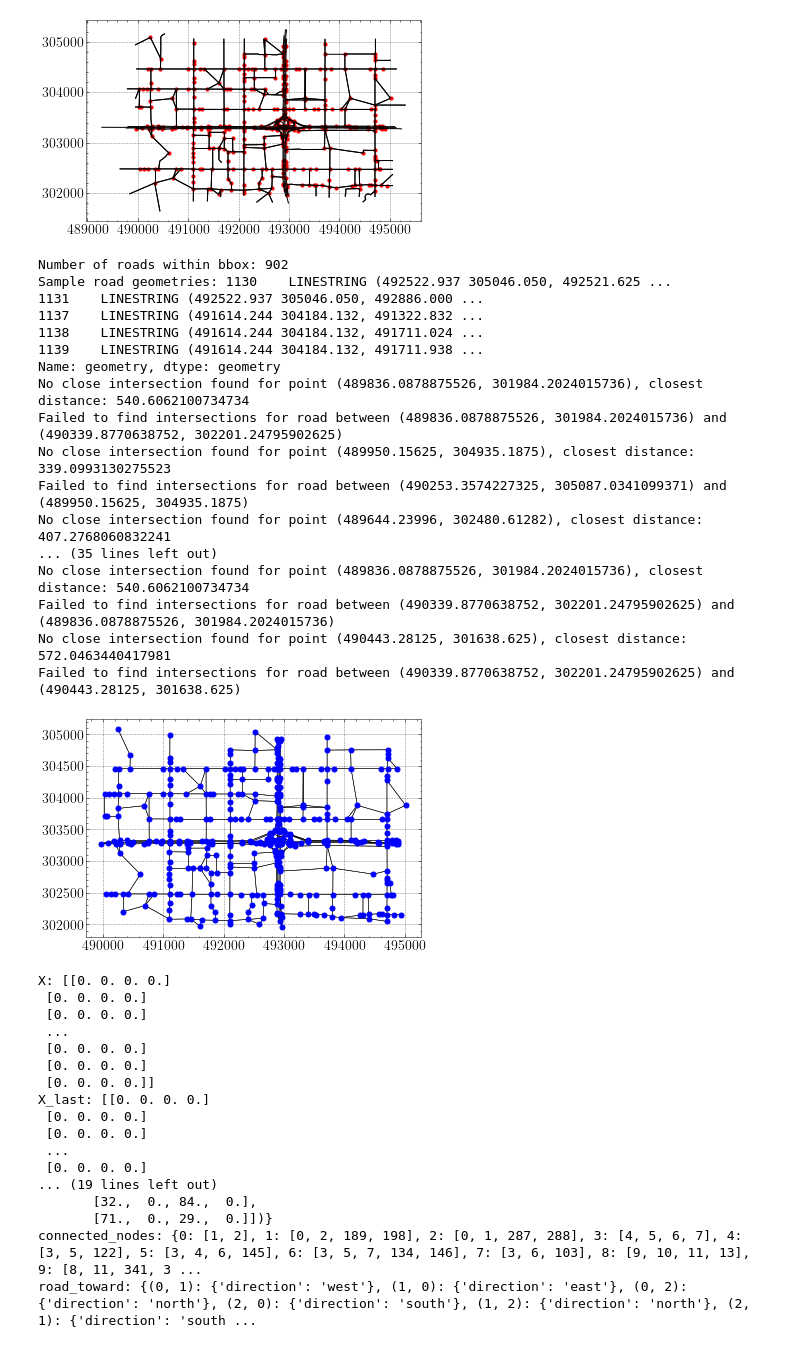
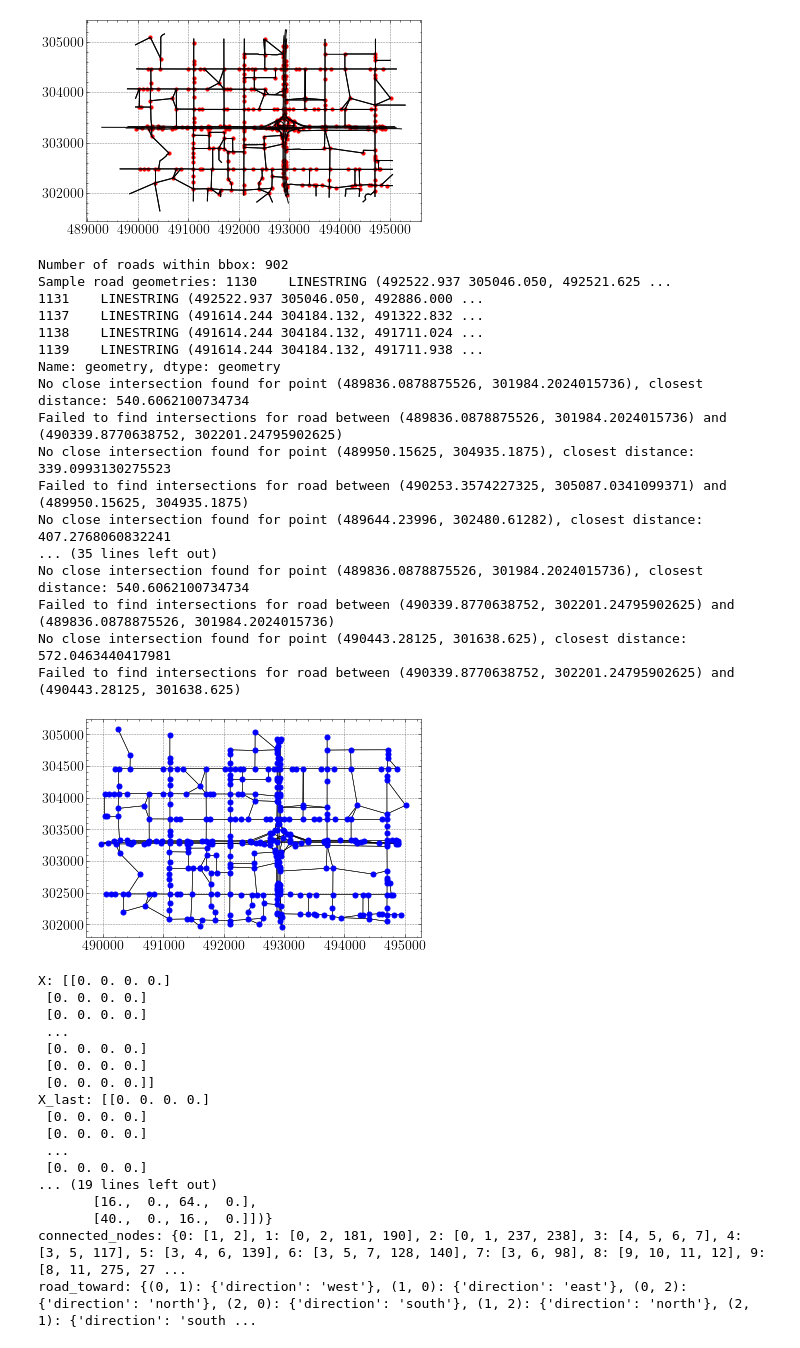
Before and after one commit to liftes/TrafficSignal, a Jupyter notebook: testtrafficnet.ipynb, the cells around one changed output. Drawn from its saved outputs; the diff is of its cells as text; code cells hidden in the pictures.

```diff
--- a/testtrafficnet.ipynb
+++ b/testtrafficnet.ipynb
@@ -769,41 +769,65 @@ def extract_parameters(adjacency_matrix, location_dict):
     road_attributes, road_attributes_last = update_road_attributes(road_attributes, road_attributes_last, connected_nodes, road_toward)
 
     return X, X_last, road_attributes, road_attributes_last, connected_nodes, road_toward
+# %%
+
+def remove_zero_degree_nodes(adjacency_matrix, location_dict):
+    # 找到所有度数不为0的节点索引
+    non_zero_degree_node_indices = np.where(adjacency_matrix.getnnz(1) > 0)[0]
+
+    # 删除度数为0的节点对应的行和列
+    adjacency_matrix = adjacency_matrix[non_zero_degree_node_indices, :][:, non_zero_degree_node_indices]
+
+    # 创建一个新的字典来存储更新后的位置信息
+    new_location_dict = {}
+
+    # 创建一个映射表来映射旧索引到新索引
+    index_mapping = {old_index: new_index for new_index, old_index in enumerate(non_zero_degree_node_indices)}
+
+    # 更新location_dict
+    for old_index, location in location_dict.items():
+        # 使用映射表更新字典的键，如果旧索引不在映射表中，说明它是一个0度节点，不应该被包含在新的字典中
+        if old_index in index_mapping:
+            new_location_dict[index_mapping[old_index]] = location
+
+    return adjacency_matrix, new_location_dict
 # %%
 print(f"Number of roads within bbox: {len(roads_within_bbox)}")
 print(f"Sample road geometries: {roads_within_bbox.geometry.head()}")
 
 intersection_dict, adjacency_matrix = create_road_network(intersections, roads_within_bbox)
+
+adjacency_matrix, intersection_dict = remove_zero_degree_nodes(adjacency_matrix, intersection_dict)
 
 # Correct usage of the function
 visualize_simplified_network(intersection_dict, adjacency_matrix)
 
 X, X_last, road_attributes, road_attributes_last, connected_nodes, road_toward = extract_parameters(adjacency_matrix, intersection_dict)
 
 print("X:", X)
 print("X_last:", X_last)
 print("road_attributes:", road_attributes)
 print("connected_nodes:", connected_nodes)
 print("road_toward:", road_toward)
 # %% [output]
 Number of roads within bbox: 902
 Sample road geometries: 1130    LINESTRING (492522.937 305046.050, 492521.625 ...
 1131    LINESTRING (492522.937 305046.050, 492886.000 ...
 1137    LINESTRING (491614.244 304184.132, 491322.832 ...
 1138    LINESTRING (491614.244 304184.132, 491711.024 ...
 1139    LINESTRING (491614.244 304184.132, 491711.938 ...
 Name: geometry, dtype: geometry
 No close intersection found for point (489836.0878875526, 301984.2024015736), closest distance: 540.6062100734734
 Failed to find intersections for road between (489836.0878875526, 301984.2024015736) and (490339.8770638752, 302201.24795902625)
 No close intersection found for point (489950.15625, 304935.1875), closest distance: 339.0993130275523
 Failed to find intersections for road between (490253.3574227325, 305087.0341099371) and (489950.15625, 304935.1875)
 No close intersection found for point (489644.23996, 302480.61282), closest distance: 407.2768060832241
 ... (35 lines left out)
 No close intersection found for point (489836.0878875526, 301984.2024015736), closest distance: 540.6062100734734
 Failed to find intersections for road between (490339.8770638752, 302201.24795902625) and (489836.0878875526, 301984.2024015736)
 No close intersection found for point (490443.28125, 301638.625), closest distance: 572.0463440417981
 Failed to find intersections for road between (490339.8770638752, 302201.24795902625) and (490443.28125, 301638.625)
-[figure, old version]
+[figure, new version]
 X: [[0. 0. 0. 0.]
  [0. 0. 0. 0.]
  [0. 0. 0. 0.]
@@ -817,9 +841,9 @@ X_last: [[0. 0. 0. 0.]
  ...
  [0. 0. 0. 0.]
 ... (19 lines left out)
-       [32.,  0., 84.,  0.],
-       [71.,  0., 29.,  0.]])}
-connected_nodes: {0: [1, 2], 1: [0, 2, 189, 198], 2: [0, 1, 287, 288], 3: [4, 5, 6, 7], 4: [3, 5, 122], 5: [3, 4, 6, 145], 6: [3, 5, 7, 134, 146], 7: [3, 6, 103], 8: [9, 10, 11, 13], 9: [8, 11, 341, 3 ...
+       [16.,  0., 64.,  0.],
+       [40.,  0., 16.,  0.]])}
+connected_nodes: {0: [1, 2], 1: [0, 2, 181, 190], 2: [0, 1, 237, 238], 3: [4, 5, 6, 7], 4: [3, 5, 117], 5: [3, 4, 6, 139], 6: [3, 5, 7, 128, 140], 7: [3, 6, 98], 8: [9, 10, 11, 12], 9: [8, 11, 275, 27 ...
 road_toward: {(0, 1): {'direction': 'west'}, (1, 0): {'direction': 'east'}, (0, 2): {'direction': 'north'}, (2, 0): {'direction': 'south'}, (1, 2): {'direction': 'north'}, (2, 1): {'direction': 'south ...
 # %%
 # import geopandas as gpd
```
Also changed, not shown: parts of 2 cells of this notebook, 1 other file.
